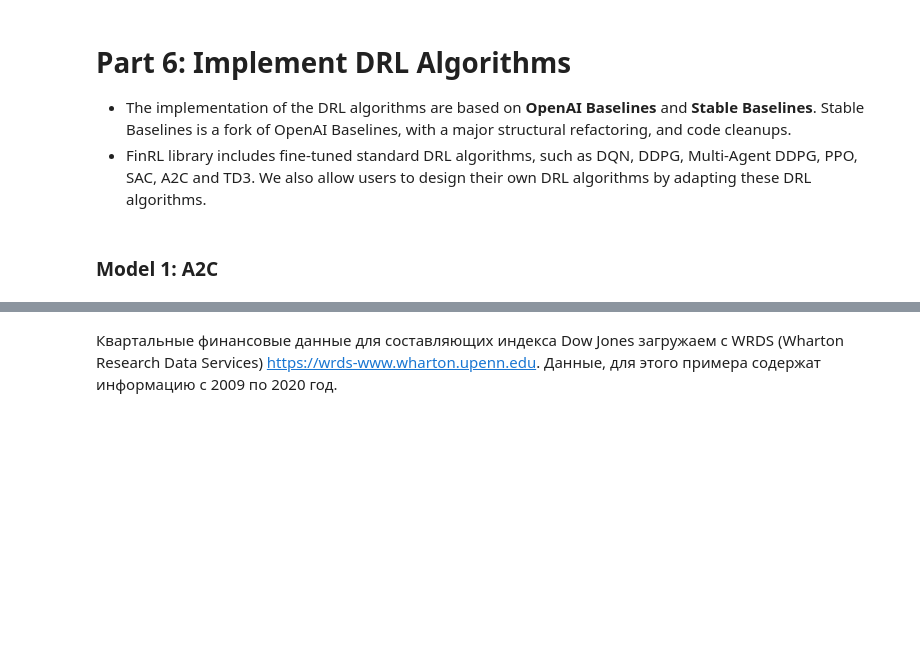
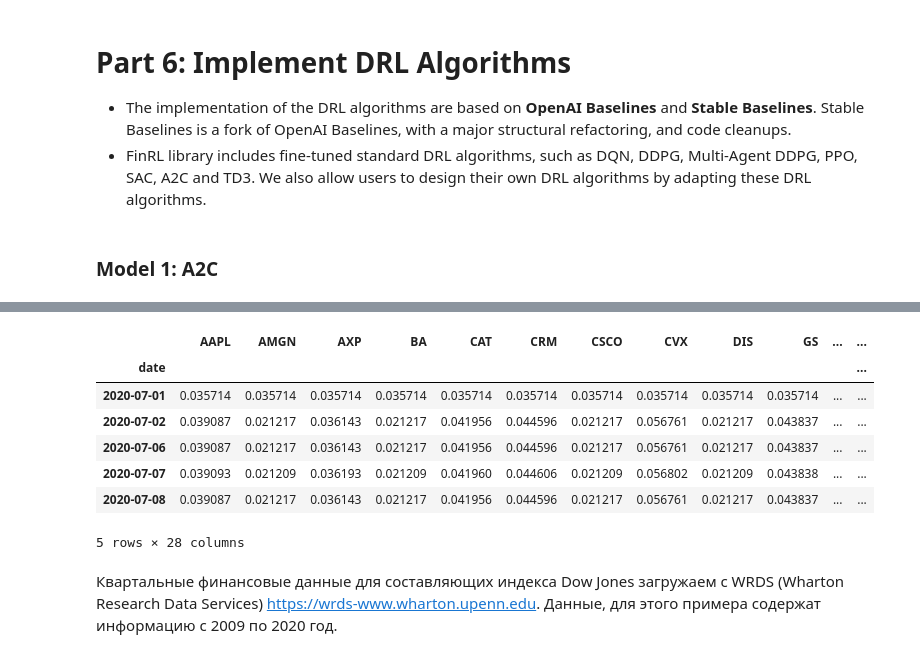
Before and after one commit to SvenTern/algotrade, a Jupyter notebook: finrl_main_part.ipynb, the cells around one changed output, grey strips where cells are left out. Saved outputs shown, nothing was run; the diff lists cells and outputs as text; code cells hidden in the pictures; blank space fills up the shorter version.

```diff
--- a/finrl_main_part.ipynb
+++ b/finrl_main_part.ipynb
@@ -1136,0 +1252,11 @@ trained_a2c.save('/content/trained_models/trained_a2c.zip')
+# %%
+df_actions.head()
+# %% [output]
+|  | AAPL | AMGN | AXP | BA | CAT | CRM | CSCO | CVX | DIS | GS | ... | ... |
+| date |  |  |  |  |  |  |  |  |  |  |  | ... |
+| 2020-07-01 | 0.035714 | 0.035714 | 0.035714 | 0.035714 | 0.035714 | 0.035714 | 0.035714 | 0.035714 | 0.035714 | 0.035714 | ... | ... |
+| 2020-07-02 | 0.039087 | 0.021217 | 0.036143 | 0.021217 | 0.041956 | 0.044596 | 0.021217 | 0.056761 | 0.021217 | 0.043837 | ... | ... |
+| 2020-07-06 | 0.039087 | 0.021217 | 0.036143 | 0.021217 | 0.041956 | 0.044596 | 0.021217 | 0.056761 | 0.021217 | 0.043837 | ... | ... |
+| 2020-07-07 | 0.039093 | 0.021209 | 0.036193 | 0.021209 | 0.041960 | 0.044606 | 0.021209 | 0.056802 | 0.021209 | 0.043838 | ... | ... |
+| 2020-07-08 | 0.039087 | 0.021217 | 0.036143 | 0.021217 | 0.041956 | 0.044596 | 0.021217 | 0.056761 | 0.021217 | 0.043837 | ... | ... |
+5 rows × 28 columns
```
Also changed, not shown: parts of 47 cells of this notebook.
